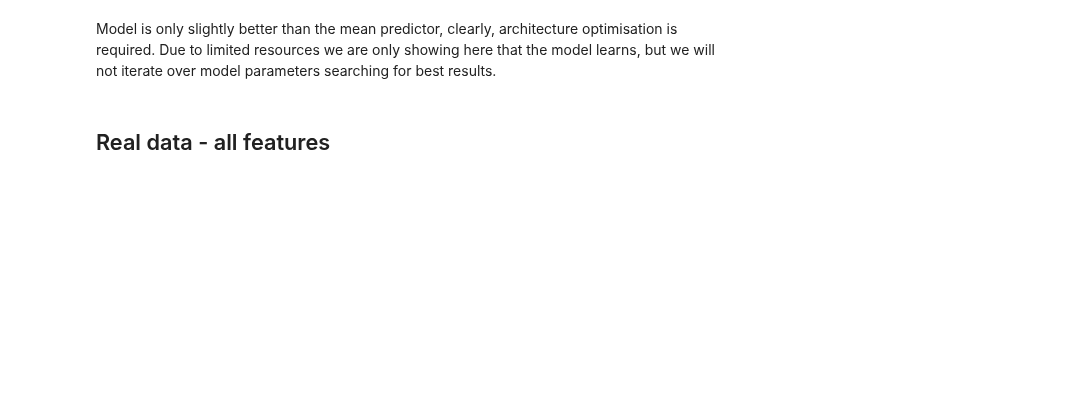
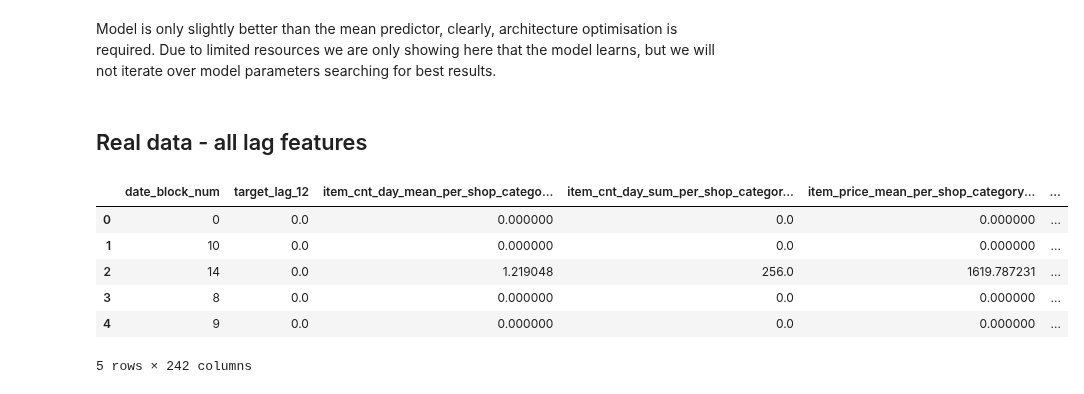
Before and after one commit to igor-cheb/retail_sales_prediction, a Jupyter notebook: modelling.ipynb, the cells around one changed output. Saved outputs shown, nothing was run; the diff lists cells and outputs as text; code cells hidden in the pictures; blank space fills up the shorter version.

```diff
--- a/modelling.ipynb
+++ b/modelling.ipynb
@@ -482,4 +505,16 @@ rnn_cv_res = run_cv(df = rnn_df, months_cv_split=rnn_tscv, model=rnn_pipe, cols_
 # %% [markdown]
 Model is only slightly better than the mean predictor, clearly, architecture optimisation is required. Due to limited resources we are only showing here that the model learns, but we will not iterate over model parameters searching for best results.
 # %% [markdown]
-## Real data - all features
+## Real data - all lag features
+# %%
+rnn_feats = [col for col in features_df if 'lag' in col][::-1]
+rnn_df = features_df[['date_block_num'] + rnn_feats + ['target']]
+rnn_df.head()
+# %% [output]
+|  | date_block_num | target_lag_12 | item_cnt_day_mean_per_shop_catego... | item_cnt_day_sum_per_shop_categor... | item_price_mean_per_shop_category... | ... |
+| 0 | 0 | 0.0 | 0.000000 | 0.0 | 0.000000 | ... |
+| 1 | 10 | 0.0 | 0.000000 | 0.0 | 0.000000 | ... |
+| 2 | 14 | 0.0 | 1.219048 | 256.0 | 1619.787231 | ... |
+| 3 | 8 | 0.0 | 0.000000 | 0.0 | 0.000000 | ... |
+| 4 | 9 | 0.0 | 0.000000 | 0.0 | 0.000000 | ... |
+5 rows × 242 columns
```
Also changed, not shown: parts of 7 cells of this notebook, 2 other files.
